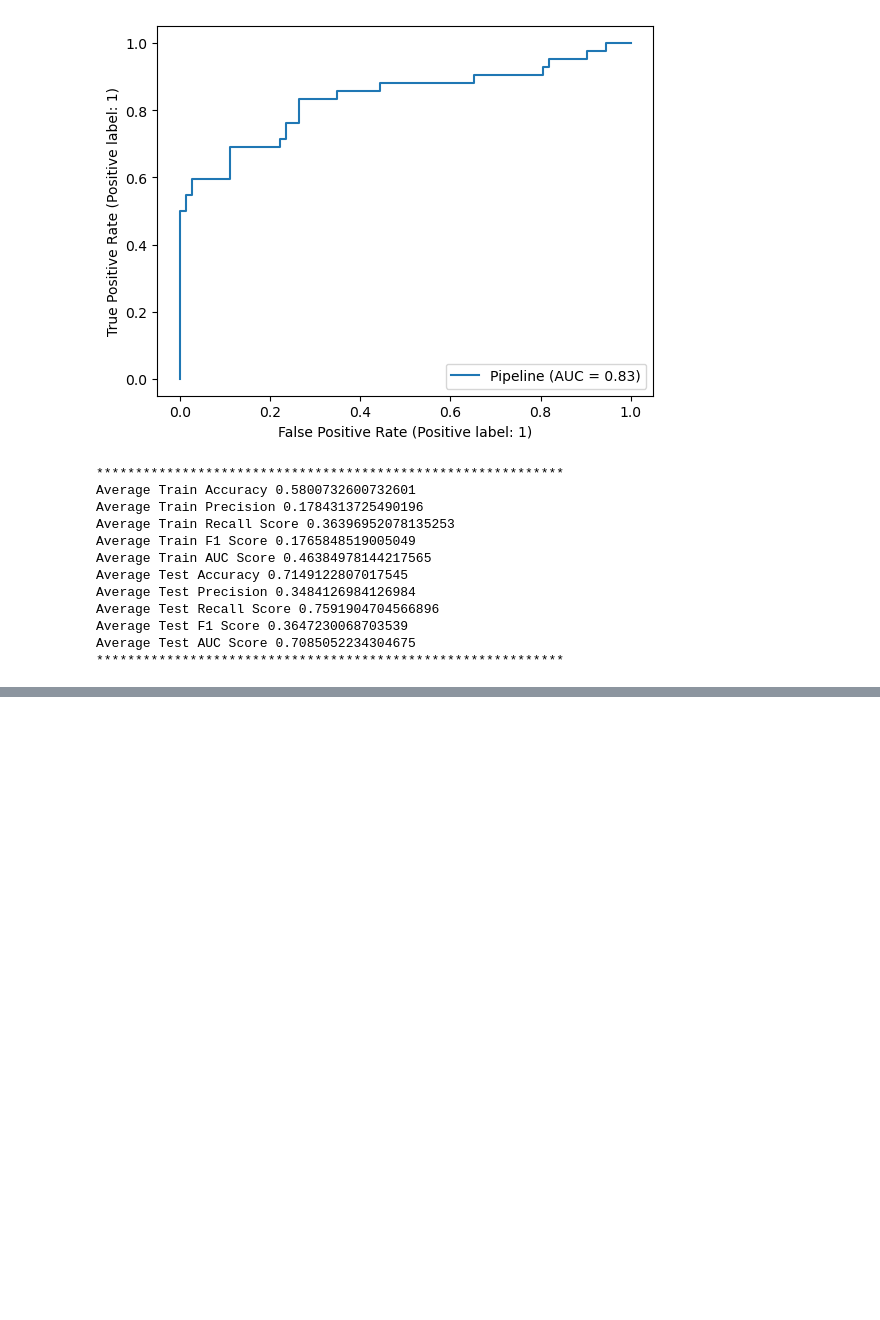
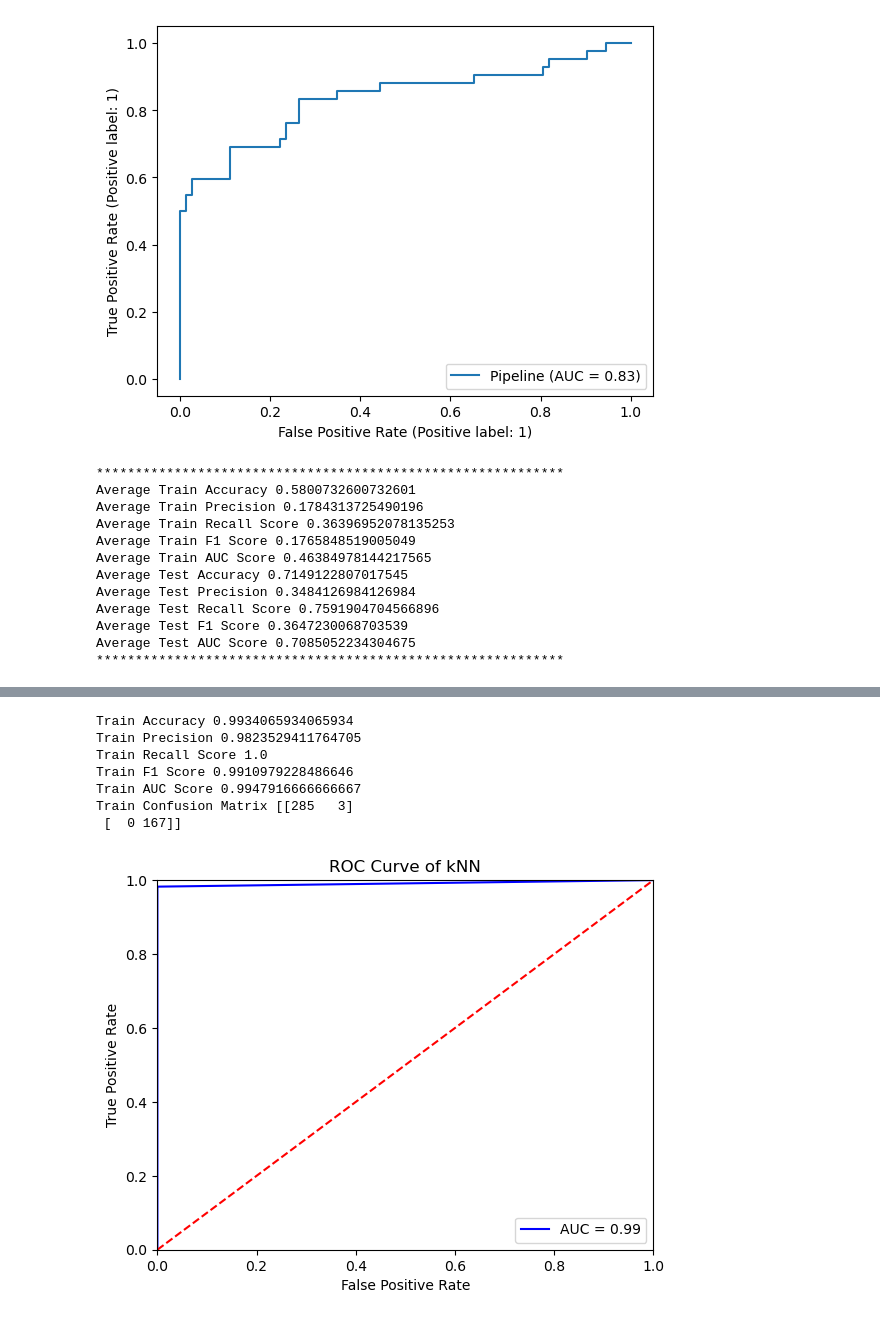
Before and after one commit to thegeorgejoseph/machine-learning, a Jupyter notebook: HW8/notebook/Joseph_George_HW8.ipynb, the cells around one changed output, grey strips where cells are left out. Saved outputs shown, nothing was run; the diff lists cells and outputs as text; code cells hidden in the pictures; blank space fills up the shorter version.

```diff
--- a/HW8/notebook/Joseph_George_HW8.ipynb
+++ b/HW8/notebook/Joseph_George_HW8.ipynb
@@ -367,0 +375,4 @@ Average Test AUC Score 0.7085052234304675
+# %%
+X_train, X_test, y_train, y_test = train_test_split(X, y, test_size=0.2, stratify=y)
+# %%
+km = KMeans(n_clusters=2, n_init = 2000).fit(X_train)
@@ -367,0 +398,39 @@ Average Test AUC Score 0.7085052234304675
+# %%
+for cluster in [0,1]:
+    d = km.transform(X_train)[:, cluster]
+    ind = np.argsort(d)[::-1][:30]
+    maj_label = stats.mode(y_train[ind].flatten())[0][0]
+    ypred = np.array(y_train)
+    ypred[ind] = maj_label
+
+print("Train Accuracy", accuracy_score(ypred, y_train))
+print("Train Precision", precision_score(ypred, y_train))
+print("Train Recall Score", recall_score(ypred, y_train))
+print("Train F1 Score", f1_score(ypred, y_train))
+try:
+    print("Train AUC Score", roc_auc_score(ypred, y_train))
+except:
+    print("Train AUC Score", 0)
+print("Train Confusion Matrix", confusion_matrix(ypred, y_train))
+fpr, tpr, threshold = roc_curve(y_train, ypred)
+roc_auc = auc(fpr, tpr)
+
+plt.title('Receiver Operating Characteristic')
+plt.plot(fpr, tpr, 'b', label = 'AUC = %0.2f' % roc_auc)
+plt.legend(loc = 'lower right')
+plt.plot([0, 1], [0, 1],'r--')
+plt.xlim([0, 1])
+plt.ylim([0, 1])
+plt.ylabel('True Positive Rate')
+plt.xlabel('False Positive Rate')
+plt.title('ROC Curve of kNN')
+plt.show()
+# %% [output]
+Train Accuracy 0.9934065934065934
+Train Precision 0.9823529411764705
+Train Recall Score 1.0
+Train F1 Score 0.9910979228486646
+Train AUC Score 0.9947916666666667
+Train Confusion Matrix [[285   3]
+ [  0 167]]
+[figure, added]
```
Also changed, not shown: parts of 5 cells of this notebook.
